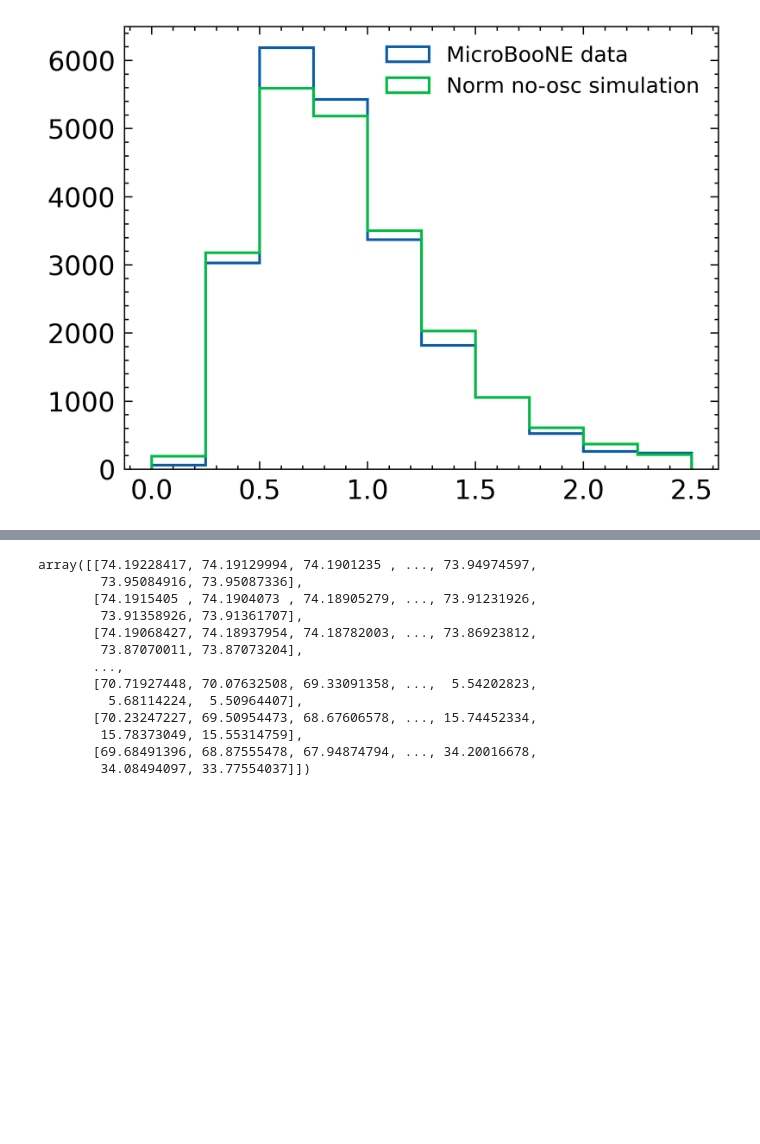
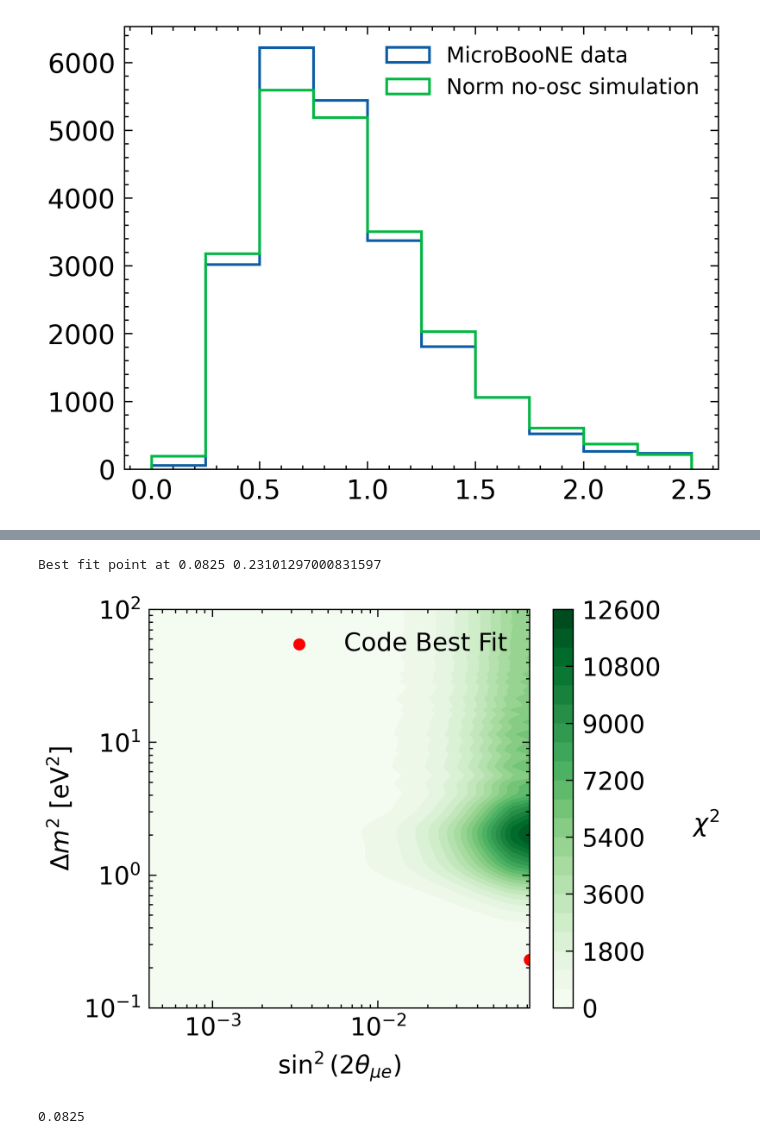
Before and after one commit to wnguyen1312/Neutrino-Oscillation, a Jupyter notebook: notebooks/ML Selection_Linh.ipynb, the cells around one changed output, grey strips where cells are left out. Saved outputs shown, nothing was run; the diff lists cells and outputs as text; code cells hidden in the pictures; blank space fills up the shorter version.

```diff
--- a/notebooks/ML Selection_Linh.ipynb
+++ b/notebooks/ML Selection_Linh.ipynb
@@ -649,16 +662,46 @@ plt.show()
-# %%
-chi2_map
-# %% [output]
-array([[74.19228417, 74.19129994, 74.1901235 , ..., 73.94974597,
-        73.95084916, 73.95087336],
-       [74.1915405 , 74.1904073 , 74.18905279, ..., 73.91231926,
-        73.91358926, 73.91361707],
-       [74.19068427, 74.18937954, 74.18782003, ..., 73.86923812,
-        73.87070011, 73.87073204],
-       ...,
-       [70.71927448, 70.07632508, 69.33091358, ...,  5.54202823,
-         5.68114224,  5.50964407],
-       [70.23247227, 69.50954473, 68.67606578, ..., 15.74452334,
-        15.78373049, 15.55314759],
-       [69.68491396, 68.87555478, 67.94874794, ..., 34.20016678,
-        34.08494097, 33.77554037]])
+# %%
+#from PROSPECT paper, we can get sin^2(2theta_14) = 0.165 (paper: A Search for Sterile Neutrinos with PROSPECT)
+
+def sin_mue(sin2_mumu, sin2_ee):
+    return sin2_ee * (1 - np.sqrt(1 - sin2_mumu))/2
+
+def sin_mue_exact(sin_mumu, sin2_14):
+    x = (1 - np.sqrt(1 - sin_mumu)) / 2      # |U_mu4|^2
+    y = (1 - np.sqrt(1 - sin2_14)) / 2       # |U_e4|^2
+    return 4 * x * y
+
+
+sin2_ee = 0.165
+sin2_mue_grid = sin_mue(sin2_grid, sin2_ee)
+
+# convert best-fit point too
+sin2_mue_best = sin_mue(sin2_best, sin2_ee)
+
+print("Best fit point at", sin2_mue_best, dm2_best)
+
+plt.figure(dpi=600, figsize=(4,3))
+
+X, Y = np.meshgrid(sin2_mue_grid, dm2_grid, indexing='ij')
+
+cs = plt.contourf(X, Y, relchi2_map, levels=20, cmap='Greens')
+
+cbar = plt.colorbar(cs)
+cbar.set_label(r'$\chi^2$', labelpad=18, rotation=0)
+
+plt.xlabel(r'$\sin^2(2\theta_{\mu e})$')
+plt.ylabel(r'$\Delta m^2\ [\mathrm{eV}^2]$')
+
+plt.scatter(sin2_mue_best, dm2_best, color='red', s=15, marker='o', label='Code Best Fit')
+
+plt.xscale('log')
+plt.yscale('log')
+plt.legend()
+plt.tight_layout()
+plt.show()
+# %% [output]
+Best fit point at 0.0825 0.23101297000831597
+[figure, added]
+# %%
+np.max(sin2_mue_grid)
+# %% [output]
+0.0825
```
Also changed, not shown: parts of 9 cells of this notebook.
